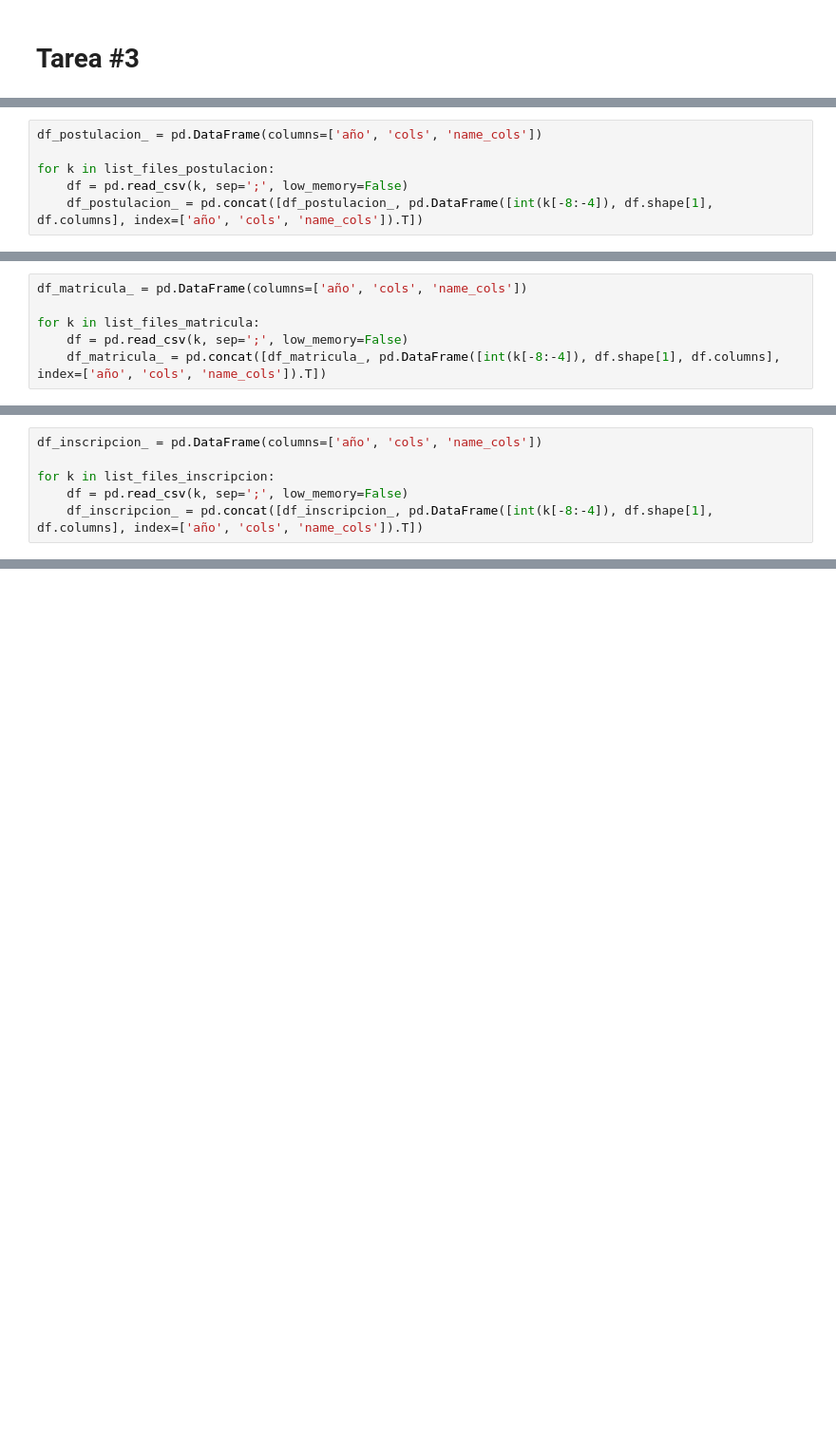
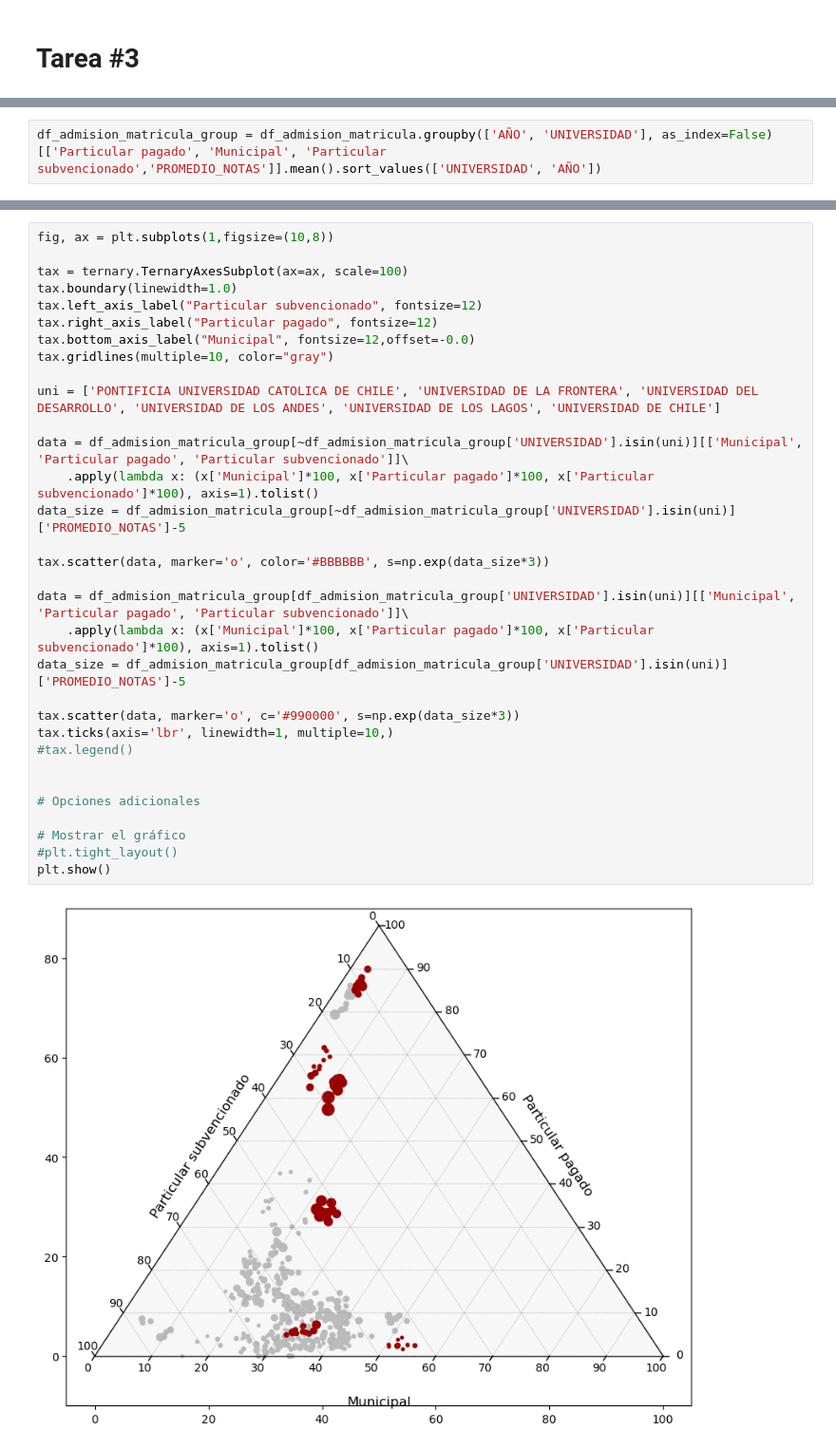
Before and after one commit to desareca/infovis-MDS_UDD, a Jupyter notebook: Tareas/Tarea 3/Tarea 3.ipynb, the cells around one changed output, grey strips where cells are left out. Shown at 95% size. Saved outputs shown, nothing was run; the diff lists cells and outputs as text; blank space fills up the shorter version.

```diff
--- a/Tareas/Tarea 3/Tarea 3.ipynb
+++ b/Tareas/Tarea 3/Tarea 3.ipynb
@@ -28,6 +39,0 @@ list_files_postulacion = read_list_csv(ruta_postulacion)
-# %%
-df_postulacion_ = pd.DataFrame(columns=['año', 'cols', 'name_cols'])
-
-for k in list_files_postulacion:
-    df = pd.read_csv(k, sep=';', low_memory=False)
-    df_postulacion_ = pd.concat([df_postulacion_, pd.DataFrame([int(k[-8:-4]), df.shape[1], df.columns], index=['año', 'cols', 'name_cols']).T])
@@ -54,6 +39,0 @@ df_postulacion_.sort_values('año')#['name_cols'].tolist()
-# %%
-df_matricula_ = pd.DataFrame(columns=['año', 'cols', 'name_cols'])
-
-for k in list_files_matricula:
-    df = pd.read_csv(k, sep=';', low_memory=False)
-    df_matricula_ = pd.concat([df_matricula_, pd.DataFrame([int(k[-8:-4]), df.shape[1], df.columns], index=['año', 'cols', 'name_cols']).T])
@@ -80,6 +39,0 @@ df_matricula_
-# %%
-df_inscripcion_ = pd.DataFrame(columns=['año', 'cols', 'name_cols'])
-
-for k in list_files_inscripcion:
-    df = pd.read_csv(k, sep=';', low_memory=False)
-    df_inscripcion_ = pd.concat([df_inscripcion_, pd.DataFrame([int(k[-8:-4]), df.shape[1], df.columns], index=['año', 'cols', 'name_cols']).T])
@@ -127,0 +172,2 @@ df_inscripcion_
+# %%
+df_admision_matricula_group = df_admision_matricula.groupby(['AÑO', 'UNIVERSIDAD'], as_index=False)[['Particular pagado', 'Municipal', 'Particular subvencionado','PROMEDIO_NOTAS']].mean().sort_values(['UNIVERSIDAD', 'AÑO'])
@@ -127,0 +204,34 @@ df_inscripcion_
+# %%
+fig, ax = plt.subplots(1,figsize=(10,8))
+
+tax = ternary.TernaryAxesSubplot(ax=ax, scale=100)
+tax.boundary(linewidth=1.0)
+tax.left_axis_label("Particular subvencionado", fontsize=12)
+tax.right_axis_label("Particular pagado", fontsize=12)
+tax.bottom_axis_label("Municipal", fontsize=12,offset=-0.0)
+tax.gridlines(multiple=10, color="gray")
+
+uni = ['PONTIFICIA UNIVERSIDAD CATOLICA DE CHILE', 'UNIVERSIDAD DE LA FRONTERA', 'UNIVERSIDAD DEL DESARROLLO', 'UNIVERSIDAD DE LOS ANDES', 'UNIVERSIDAD DE LOS LAGOS', 'UNIVERSIDAD DE CHILE']
+
+data = df_admision_matricula_group[~df_admision_matricula_group['UNIVERSIDAD'].isin(uni)][['Municipal', 'Particular pagado', 'Particular subvencionado']]\
+    .apply(lambda x: (x['Municipal']*100, x['Particular pagado']*100, x['Particular subvencionado']*100), axis=1).tolist()
+data_size = df_admision_matricula_group[~df_admision_matricula_group['UNIVERSIDAD'].isin(uni)]['PROMEDIO_NOTAS']-5
+
+tax.scatter(data, marker='o', color='#BBBBBB', s=np.exp(data_size*3))
+
+data = df_admision_matricula_group[df_admision_matricula_group['UNIVERSIDAD'].isin(uni)][['Municipal', 'Particular pagado', 'Particular subvencionado']]\
+    .apply(lambda x: (x['Municipal']*100, x['Particular pagado']*100, x['Particular subvencionado']*100), axis=1).tolist()
+data_size = df_admision_matricula_group[df_admision_matricula_group['UNIVERSIDAD'].isin(uni)]['PROMEDIO_NOTAS']-5
+
+tax.scatter(data, marker='o', c='#990000', s=np.exp(data_size*3))
+tax.ticks(axis='lbr', linewidth=1, multiple=10,)
+#tax.legend()
+
+
+# Opciones adicionales
+
+# Mostrar el gráfico
+#plt.tight_layout()
+plt.show()
+# %% [output]
+[figure, added]
```
Also changed, not shown: parts of 16 cells of this notebook.
